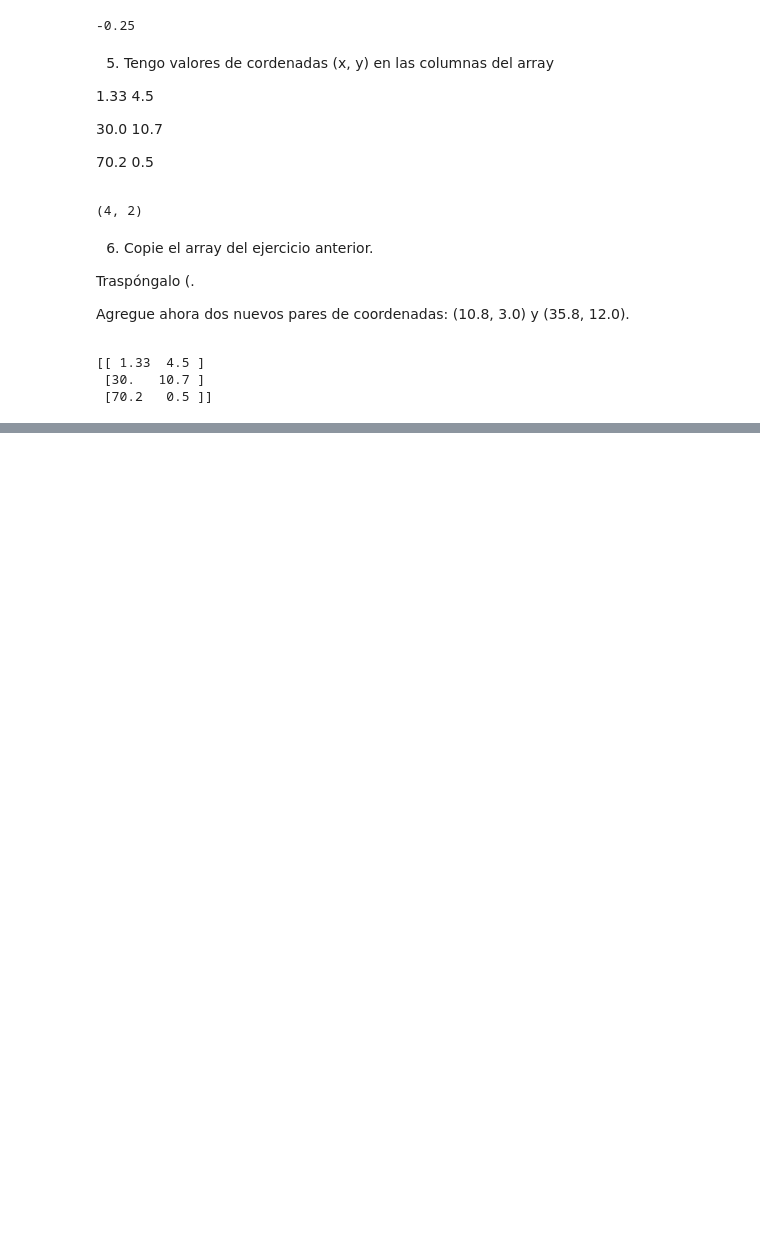
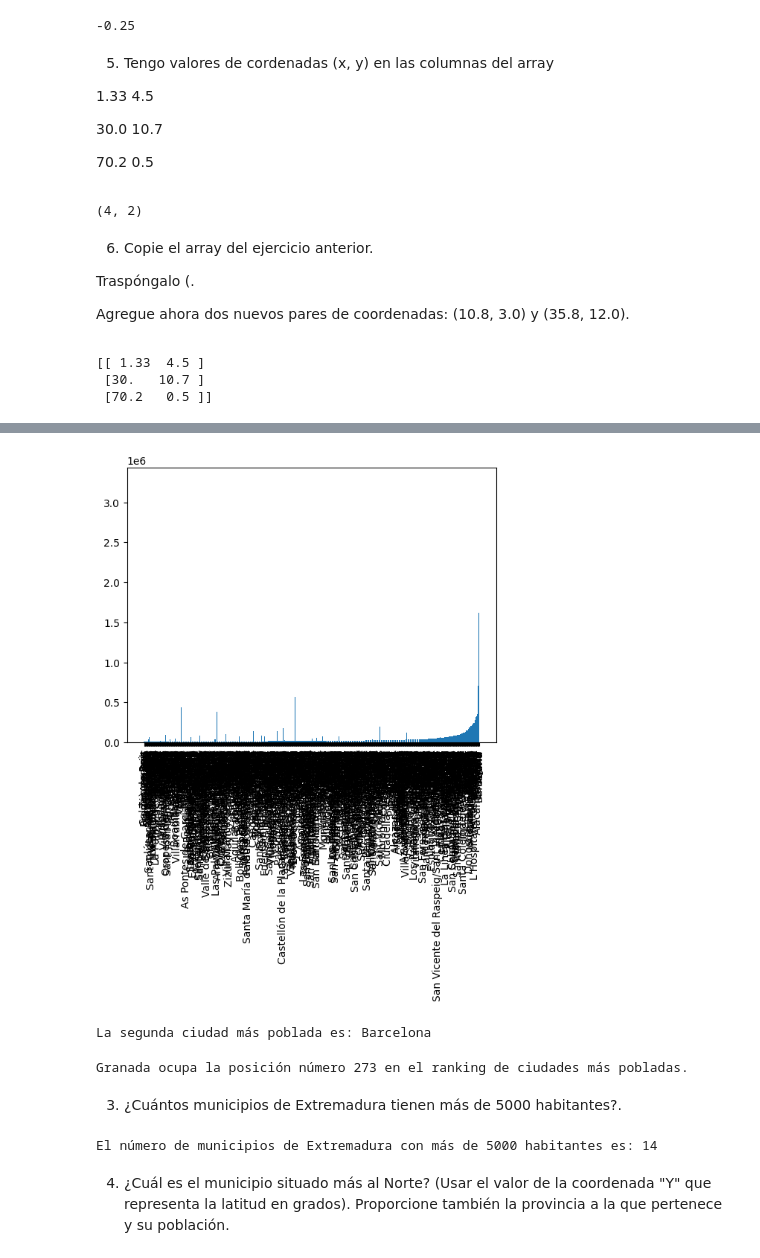
Before and after one commit to ronaldbailey/Laboratorio-3, a Jupyter notebook: Laboratorio3.ipynb, the cells around one changed output, grey strips where cells are left out. Drawn from its saved outputs; the diff is of its cells as text; code cells hidden in the pictures; blank space fills up the shorter version.

Commit message:
Segunda  parte

```diff
--- a/Laboratorio3.ipynb
+++ b/Laboratorio3.ipynb
@@ -163,0 +170,8 @@ print(coordenadas)
+# %%
+import pandas as pd
+
+datos = pd.read_csv('./Lab_3/NucleosPoblacion.csv')
+display(datos)
+display(datos.describe())
+display(datos.info())
+display(datos.columns)
@@ -163,0 +236,42 @@ print(coordenadas)
+# %%
+import matplotlib.pyplot as plt
+
+# Ordenar los datos por población de menor a mayor
+datos_ordenados = datos.sort_values(by='Poblacion')
+
+# Crear la gráfica de barras
+plt.bar(datos_ordenados['Municipio'], datos_ordenados['Poblacion'])
+
+# Rotar las etiquetas del eje x para que no se solapen
+plt.xticks(rotation=90)
+
+# Mostrar la gráfica
+plt.show()
+# %% [output]
+[figure, added]
+# %%
+segunda_ciudad = datos.sort_values(by='Poblacion', ascending=False).iloc[1]['Municipio']
+print("La segunda ciudad más poblada es:", segunda_ciudad)
+# %% [output]
+La segunda ciudad más poblada es: Barcelona
+# %%
+# Encontrar la posición de Granada en la lista ordenada
+posicion_granada = datos_ordenados[datos_ordenados['Municipio'] == 'Granada'].index[0] + 1
+
+# Mostrar la posición de Granada
+print("Granada ocupa la posición número", posicion_granada, "en el ranking de ciudades más pobladas.")
+# %% [output]
+Granada ocupa la posición número 273 en el ranking de ciudades más pobladas.
+# %% [markdown]
+3) ¿Cuántos municipios de Extremadura tienen más de 5000
+habitantes?.
+# %%
+municipios_extremadura_5000 = datos[(datos['Poblacion'] > 5000) & ((datos['Provincia'] == 'Cáceres') | (datos['Provincia'] == 'Badajoz'))]['Municipio'].nunique()
+print("El número de municipios de Extremadura con más de 5000 habitantes es:", municipios_extremadura_5000)
+# %% [output]
+El número de municipios de Extremadura con más de 5000 habitantes es: 14
+# %% [markdown]
+4) ¿Cuál es el municipio situado más al Norte? (Usar el
+valor de la coordenada "Y" que representa la latitud en
+grados). Proporcione también la provincia a la que
+pertenece y su población.
```
Also changed, not shown: parts of 10 cells of this notebook.
